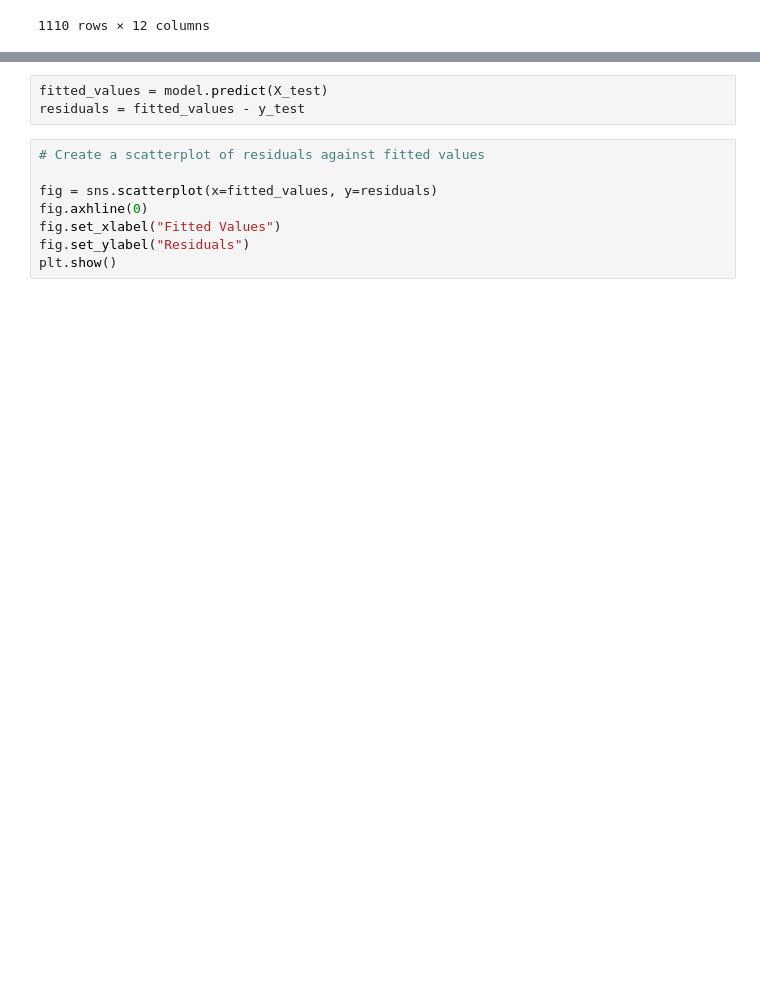
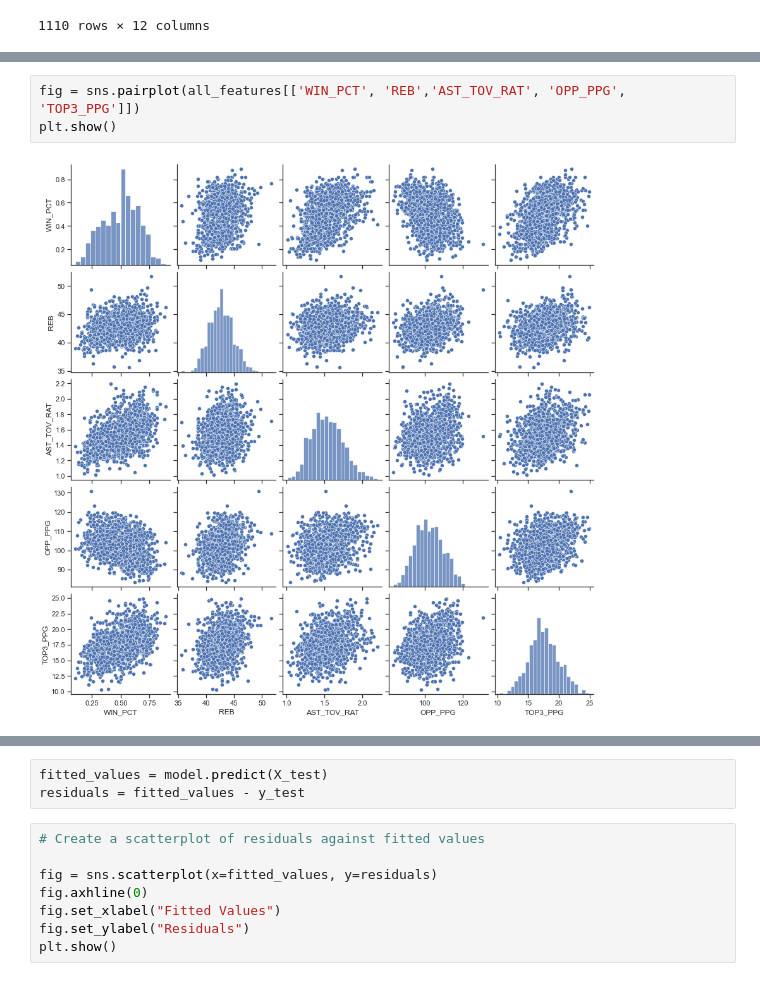
Before and after one commit to marcelcastrolima/nba_data_project, a Jupyter notebook: linear_regression_model.ipynb, the cells around one changed output, grey strips where cells are left out. Cells and saved outputs as stored; diff of their text form; blank space fills up the shorter version.

```diff
--- a/linear_regression_model.ipynb
+++ b/linear_regression_model.ipynb
@@ -110,0 +168,5 @@ Notes:
+# %%
+fig = sns.pairplot(all_features[['WIN_PCT', 'REB','AST_TOV_RAT', 'OPP_PPG', 'TOP3_PPG']])
+plt.show()
+# %% [output]
+[figure, added]
```
Also changed, not shown: parts of 24 cells of this notebook.
